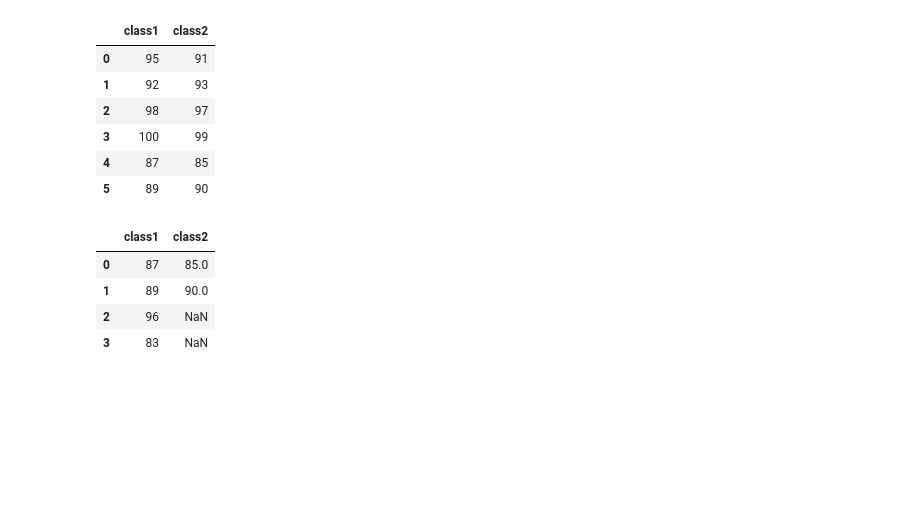
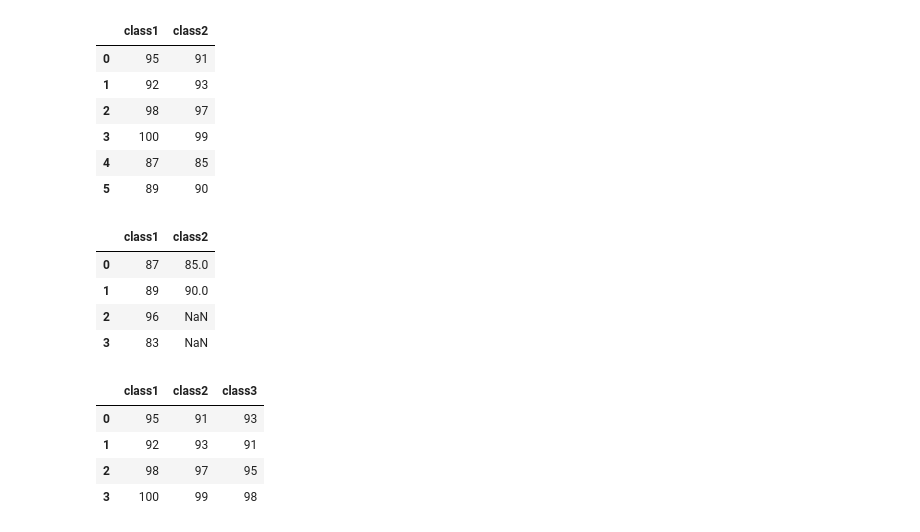
Before and after one commit to ppangh11/Practice_Python, a Jupyter notebook: Pandas연습.ipynb, the cells around one changed output. Saved outputs shown, nothing was run; the diff lists cells and outputs as text; code cells hidden in the pictures; blank space fills up the shorter version.

```diff
--- a/Pandas연습.ipynb
+++ b/Pandas연습.ipynb
@@ -405,3 +397,14 @@ df2.append(df3,ignore_index=True)
 | 1 | 89 | 90.0 |
 | 2 | 96 | NaN |
 | 3 | 83 | NaN |
+# %%
+import pandas as pd
+import numpy as np
+df4 = pd.DataFrame({'class3':[93,91,95,98]})
+df1.join(df4)  #열추가
+# %% [output]
+|  | class1 | class2 | class3 |
+| 0 | 95 | 91 | 93 |
+| 1 | 92 | 93 | 91 |
+| 2 | 98 | 97 | 95 |
+| 3 | 100 | 99 | 98 |
```
Also changed, not shown: parts of 14 cells of this notebook.
